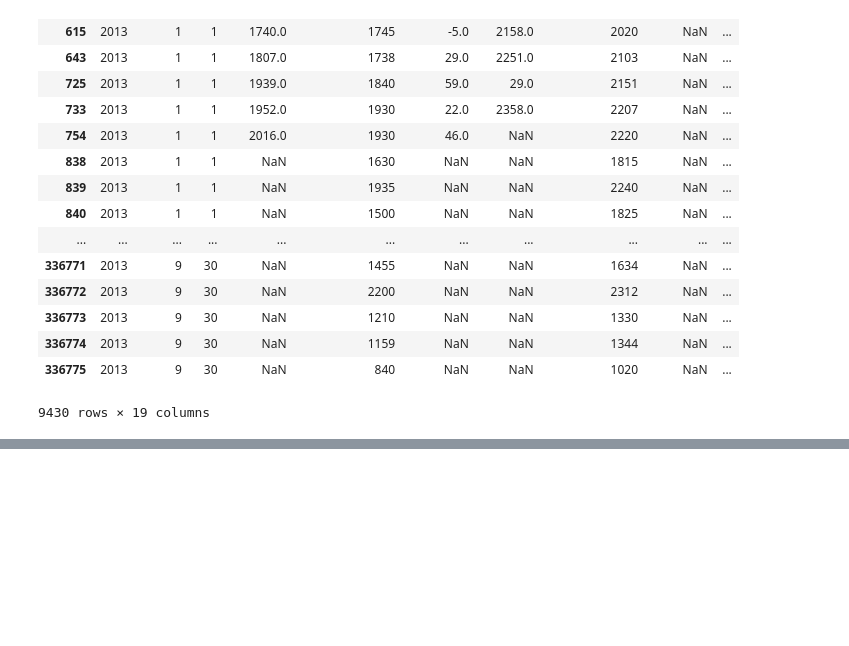
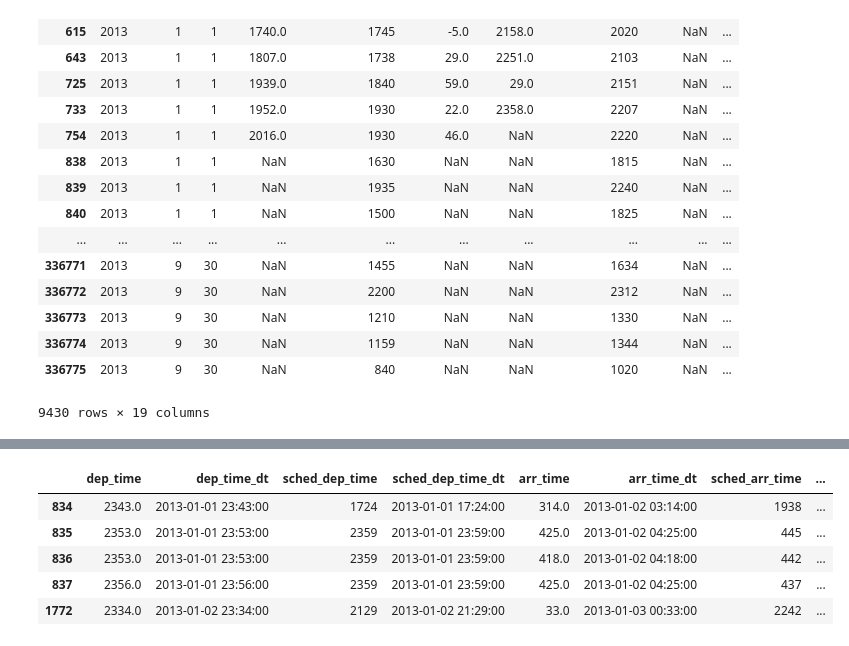
Before and after one commit to varun-jois/exploratory-data-analysis, a Jupyter notebook: nyc_flights_2013.ipynb, the cells around one changed output, grey strips where cells are left out. Saved outputs shown, nothing was run; the diff lists cells and outputs as text; code cells hidden in the pictures; blank space fills up the shorter version.

```diff
--- a/nyc_flights_2013.ipynb
+++ b/nyc_flights_2013.ipynb
@@ -123,3 +166,16 @@ df[mask]
+# %%
+# Visual check to see if dates are adjusted for overnight flights
+df.query('dep_time > 2330')[['dep_time', 'dep_time_dt',
+                   'sched_dep_time', 'sched_dep_time_dt',
+                   'arr_time', 'arr_time_dt',
+                   'sched_arr_time', 'sched_arr_time_dt']].head()
+# %% [output]
+|  | dep_time | dep_time_dt | sched_dep_time | sched_dep_time_dt | arr_time | arr_time_dt | sched_arr_time | ... |
+| 834 | 2343.0 | 2013-01-01 23:43:00 | 1724 | 2013-01-01 17:24:00 | 314.0 | 2013-01-02 03:14:00 | 1938 | ... |
+| 835 | 2353.0 | 2013-01-01 23:53:00 | 2359 | 2013-01-01 23:59:00 | 425.0 | 2013-01-02 04:25:00 | 445 | ... |
+| 836 | 2353.0 | 2013-01-01 23:53:00 | 2359 | 2013-01-01 23:59:00 | 418.0 | 2013-01-02 04:18:00 | 442 | ... |
+| 837 | 2356.0 | 2013-01-01 23:56:00 | 2359 | 2013-01-01 23:59:00 | 425.0 | 2013-01-02 04:25:00 | 437 | ... |
+| 1772 | 2334.0 | 2013-01-02 23:34:00 | 2129 | 2013-01-02 21:29:00 | 33.0 | 2013-01-03 00:33:00 | 2242 | ... |
 # %%
 # Keeping only complete records
 df_clean = df.dropna()
```
Also changed, not shown: parts of 10 cells of this notebook.
